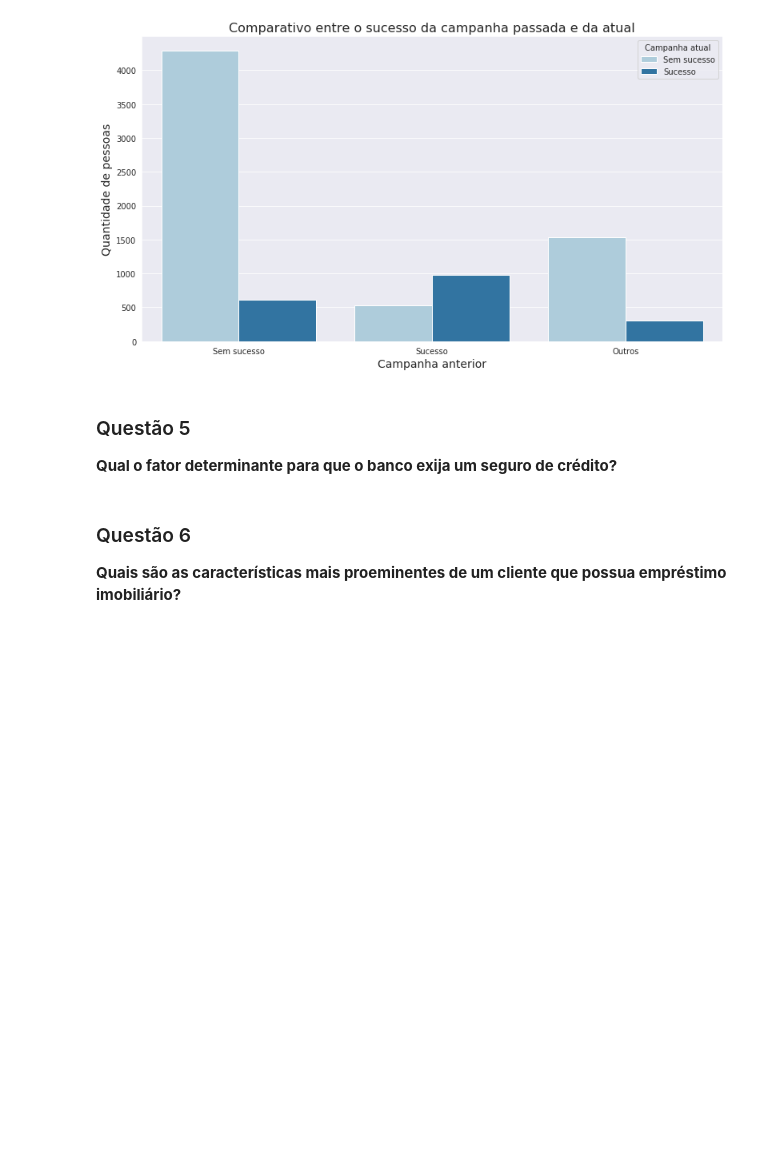
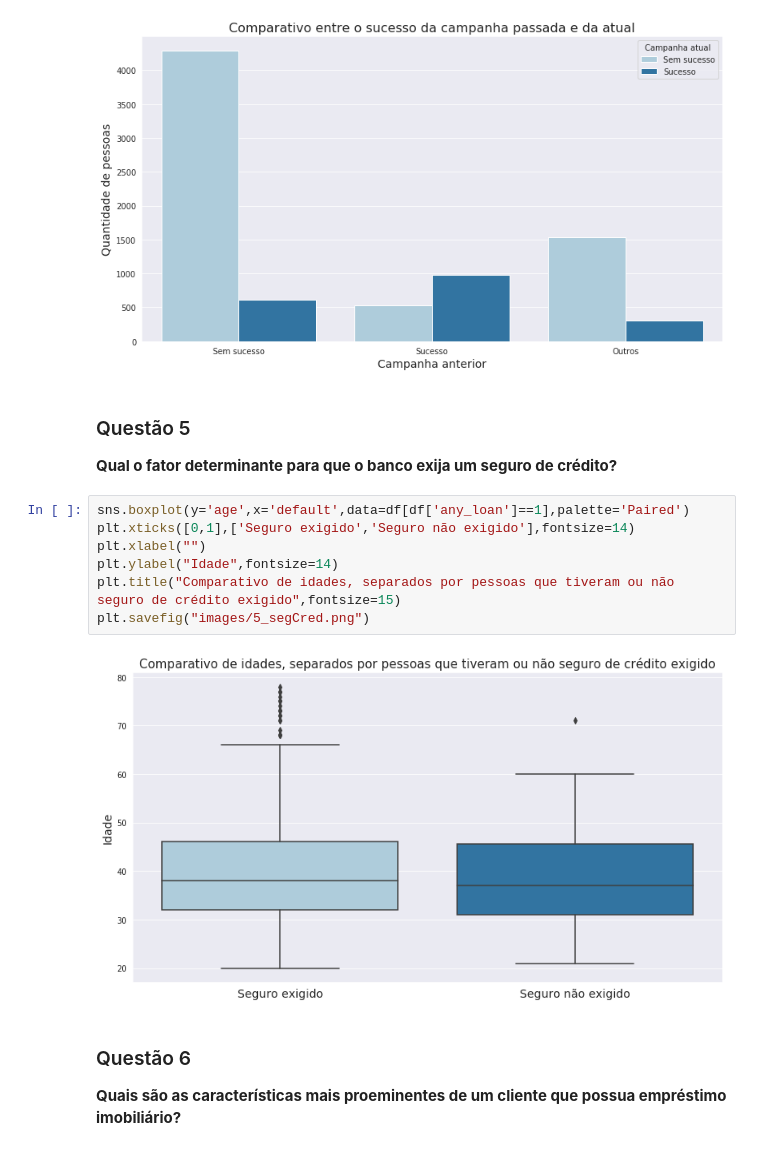
Before and after one commit to CesarFerreiraGermano/semantix_desafio, a Jupyter notebook: desafioSemantix_notebook.ipynb, the cells around one changed output. Drawn from its saved outputs; the diff is of its cells as text; blank space fills up the shorter version.

```diff
--- a/desafioSemantix_notebook.ipynb
+++ b/desafioSemantix_notebook.ipynb
@@ -192,6 +203,15 @@ plt.savefig("images/4_barCampanhaPassada.png")
 # %% [markdown]
 ### Questão 5
 **Qual o fator determinante para que o banco exija um seguro de crédito?**
+# %%
+sns.boxplot(y='age',x='default',data=df[df['any_loan']==1],palette='Paired')
+plt.xticks([0,1],['Seguro exigido','Seguro não exigido'],fontsize=14)
+plt.xlabel("")
+plt.ylabel("Idade",fontsize=14)
+plt.title("Comparativo de idades, separados por pessoas que tiveram ou não seguro de crédito exigido",fontsize=15)
+plt.savefig("images/5_segCred.png")
+# %% [output]
+[figure, added]
 # %% [markdown]
 ### Questão 6
 **Quais são as características mais proeminentes de um cliente que possua empréstimo imobiliário?**
```
Also changed, not shown: parts of 2 cells of this notebook, 3 other files.
